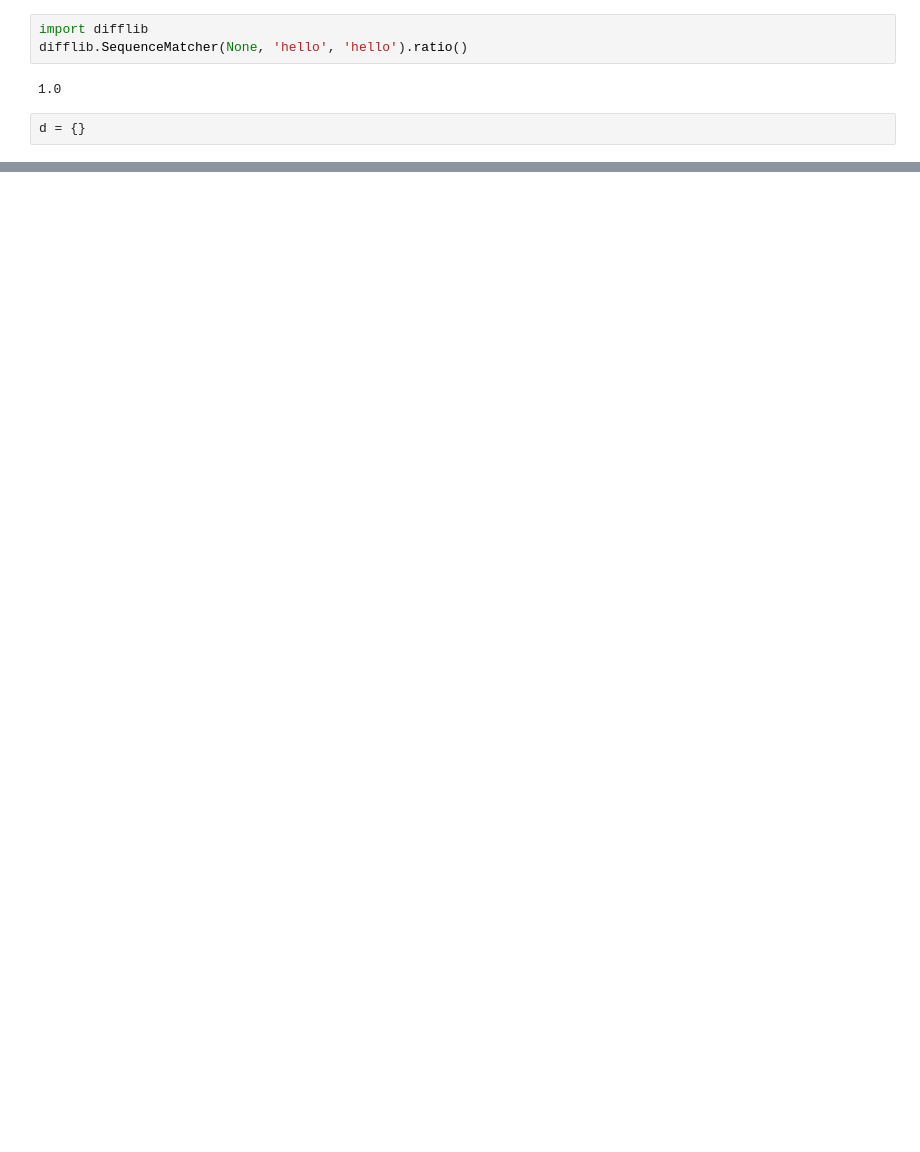
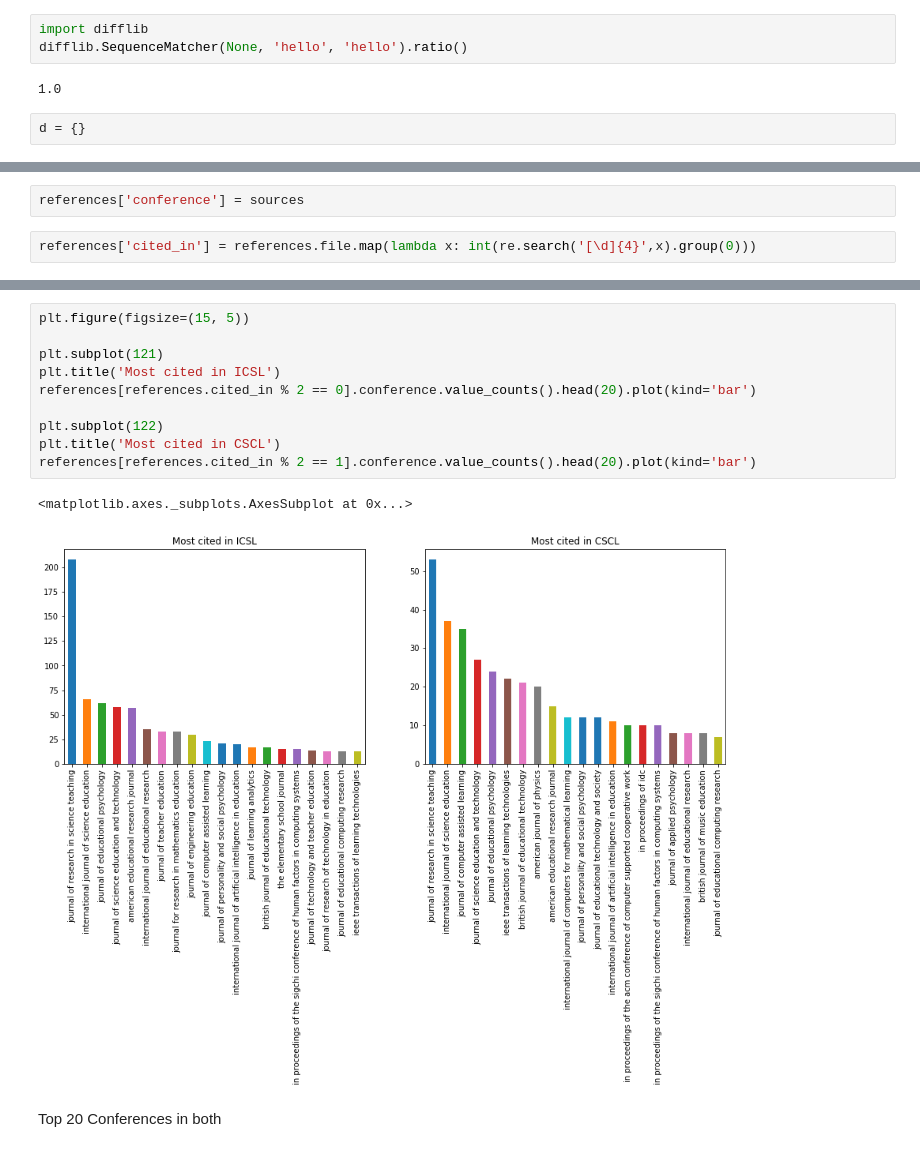
Before and after one commit to nourabassi/semester-project, a Jupyter notebook: Data exploration - References.ipynb, the cells around one changed output, grey strips where cells are left out. Saved outputs shown, nothing was run; the diff lists cells and outputs as text; blank space fills up the shorter version.

```diff
--- a/Data exploration - References.ipynb
+++ b/Data exploration - References.ipynb
@@ -440,0 +521,4 @@ sources
+# %%
+references['conference'] = sources
+# %%
+references['cited_in'] = references.file.map(lambda x: int(re.search('[\d]{4}',x).group(0)))
@@ -440,0 +534,15 @@ sources
+# %%
+plt.figure(figsize=(15, 5))
+
+plt.subplot(121)
+plt.title('Most cited in ICSL')
+references[references.cited_in % 2 == 0].conference.value_counts().head(20).plot(kind='bar')
+
+plt.subplot(122)
+plt.title('Most cited in CSCL')
+references[references.cited_in % 2 == 1].conference.value_counts().head(20).plot(kind='bar')
+# %% [output]
+<matplotlib.axes._subplots.AxesSubplot at 0x...>
+[figure, added]
+# %% [markdown]
+Top 20 Conferences in both
```
Also changed, not shown: parts of 96 cells of this notebook, 1 other file.
